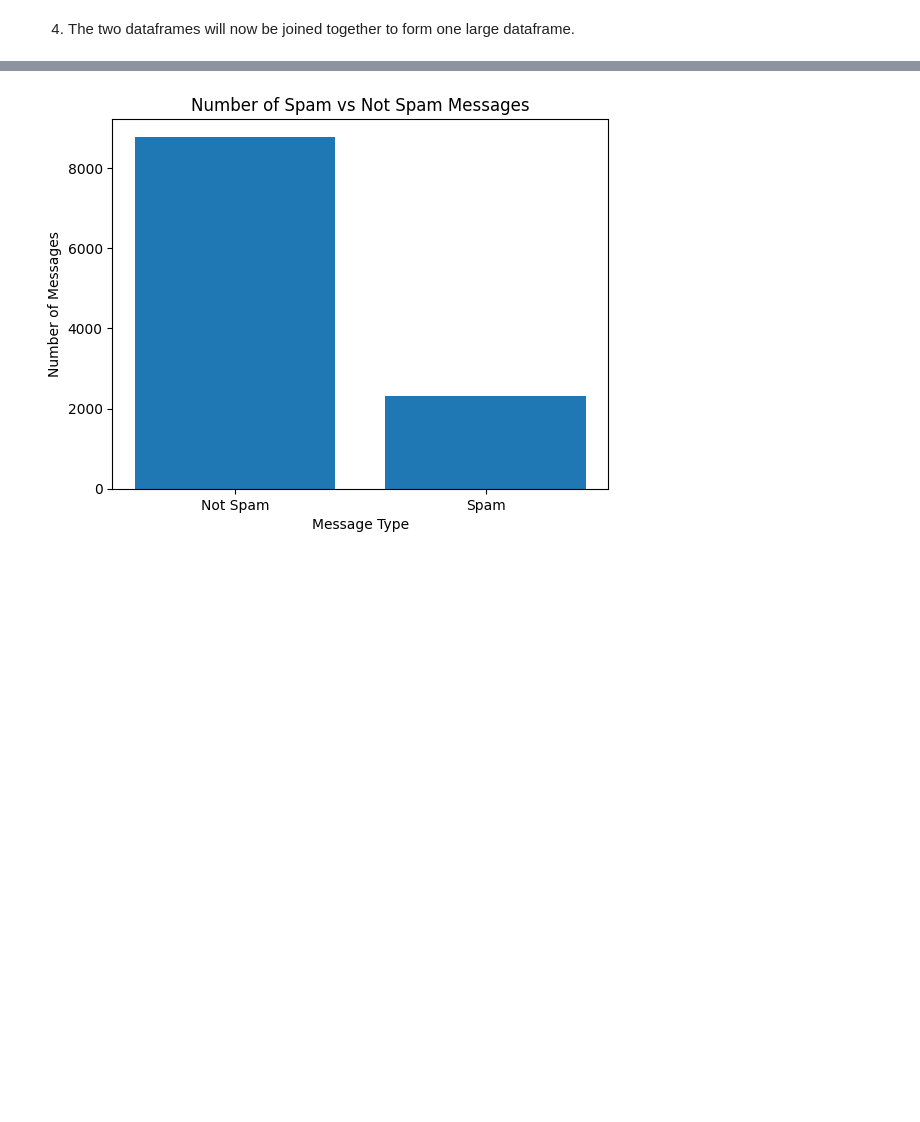
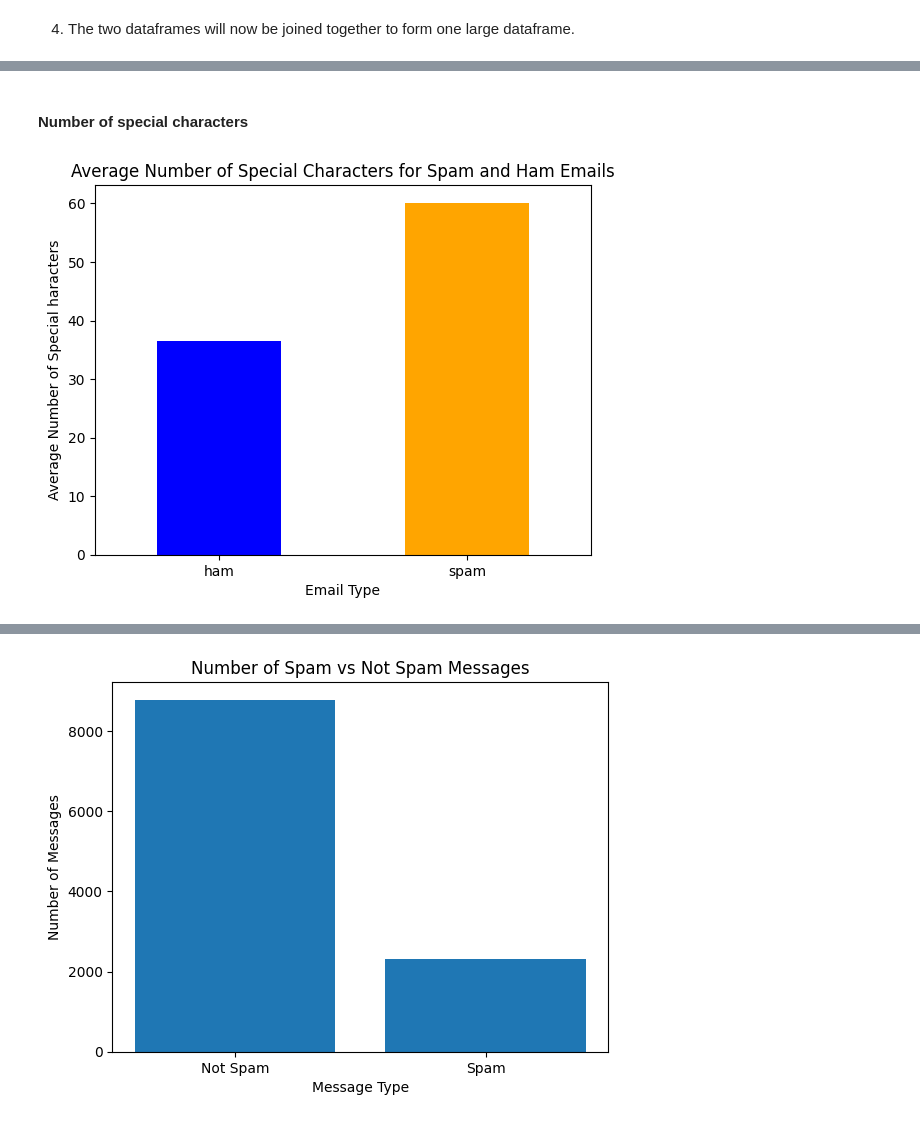
Before and after one commit to Marilyn09/COS30049, a Jupyter notebook: notebook.ipynb, the cells around one changed output, grey strips where cells are left out. Saved outputs shown, nothing was run; the diff lists cells and outputs as text; code cells hidden in the pictures; blank space fills up the shorter version.

```diff
--- a/notebook.ipynb
+++ b/notebook.ipynb
@@ -87,0 +120,12 @@ print(df_features.head())
+# %% [markdown]
+#### Number of special characters
+# %%
+avg_special_chars = df_features.groupby('Label')['num_special_chars'].mean()
+avg_special_chars.plot(kind='bar', color=['blue', 'orange'])
+plt.title('Average Number of Special Characters for Spam and Ham Emails')
+plt.xlabel('Email Type')
+plt.ylabel('Average Number of Special haracters')
+plt.xticks(rotation=0)
+plt.show()
+# %% [output]
+[figure, added]
```
Also changed, not shown: parts of 30 cells of this notebook.
